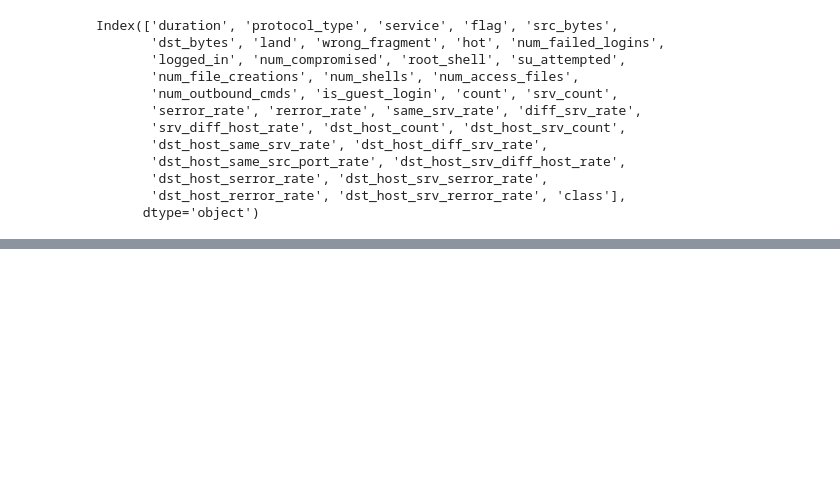
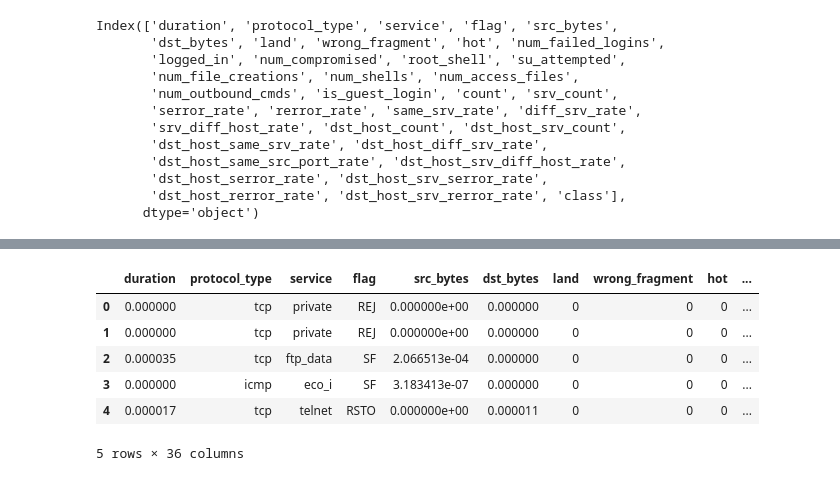
Before and after one commit to rakeshvitta/rakeshvitta, a Jupyter notebook: Assignment_Group250.ipynb, the cells around one changed output, grey strips where cells are left out. Cells and saved outputs as stored; diff of their text form; code cells hidden in the pictures; blank space fills up the shorter version.

```diff
--- a/Assignment_Group250.ipynb
+++ b/Assignment_Group250.ipynb
@@ -429,0 +497,3 @@ scaled = scaler.fit_transform(df2['duration'])
+# %%
+X = df2.iloc[:, 0:36]
+y = df2.iloc[:, 36:37]
@@ -429,0 +505,10 @@ scaled = scaler.fit_transform(df2['duration'])
+# %%
+X.head()
+# %% [output]
+|  | duration | protocol_type | service | flag | src_bytes | dst_bytes | land | wrong_fragment | hot | ... |
+| 0 | 0.000000 | tcp | private | REJ | 0.000000e+00 | 0.000000 | 0 | 0 | 0 | ... |
+| 1 | 0.000000 | tcp | private | REJ | 0.000000e+00 | 0.000000 | 0 | 0 | 0 | ... |
+| 2 | 0.000035 | tcp | ftp_data | SF | 2.066513e-04 | 0.000000 | 0 | 0 | 0 | ... |
+| 3 | 0.000000 | icmp | eco_i | SF | 3.183413e-07 | 0.000000 | 0 | 0 | 0 | ... |
+| 4 | 0.000017 | tcp | telnet | RSTO | 0.000000e+00 | 0.000011 | 0 | 0 | 0 | ... |
+5 rows × 36 columns
```
Also changed, not shown: parts of 17 cells of this notebook.
